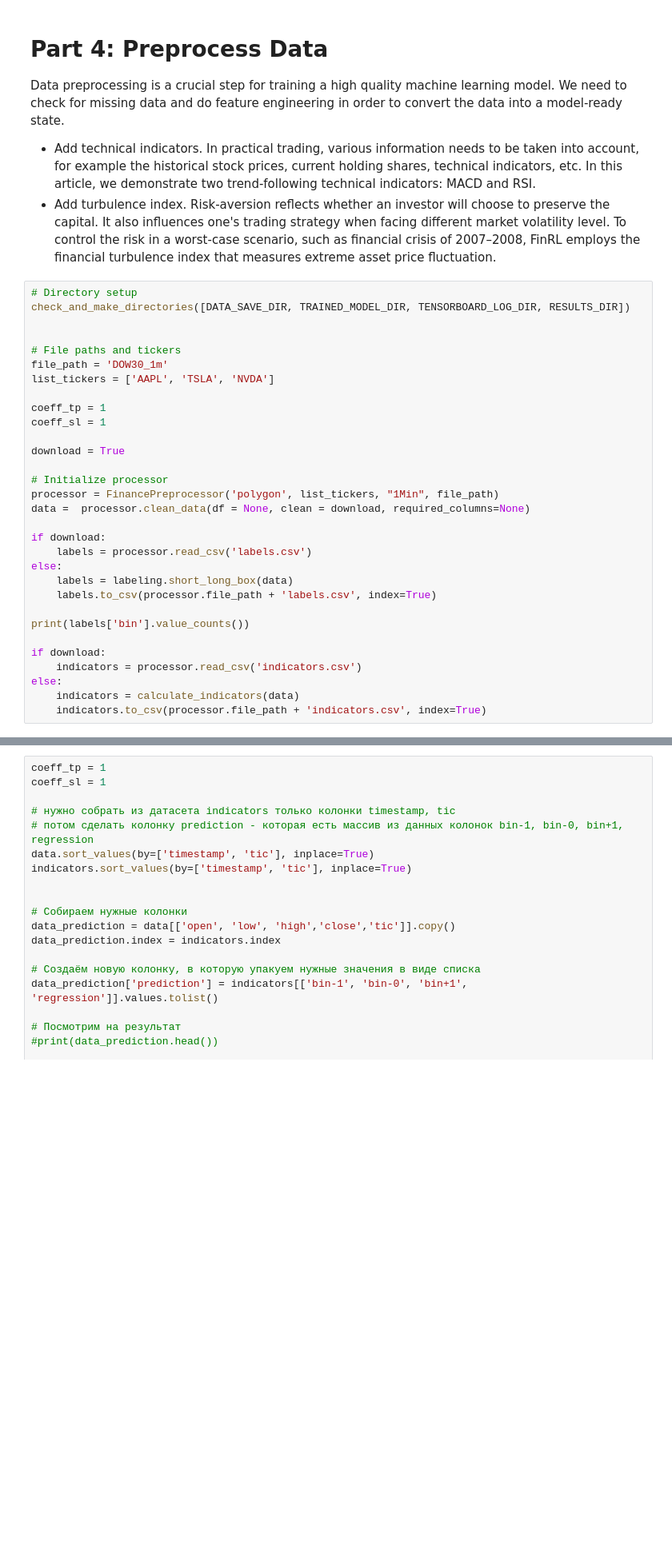
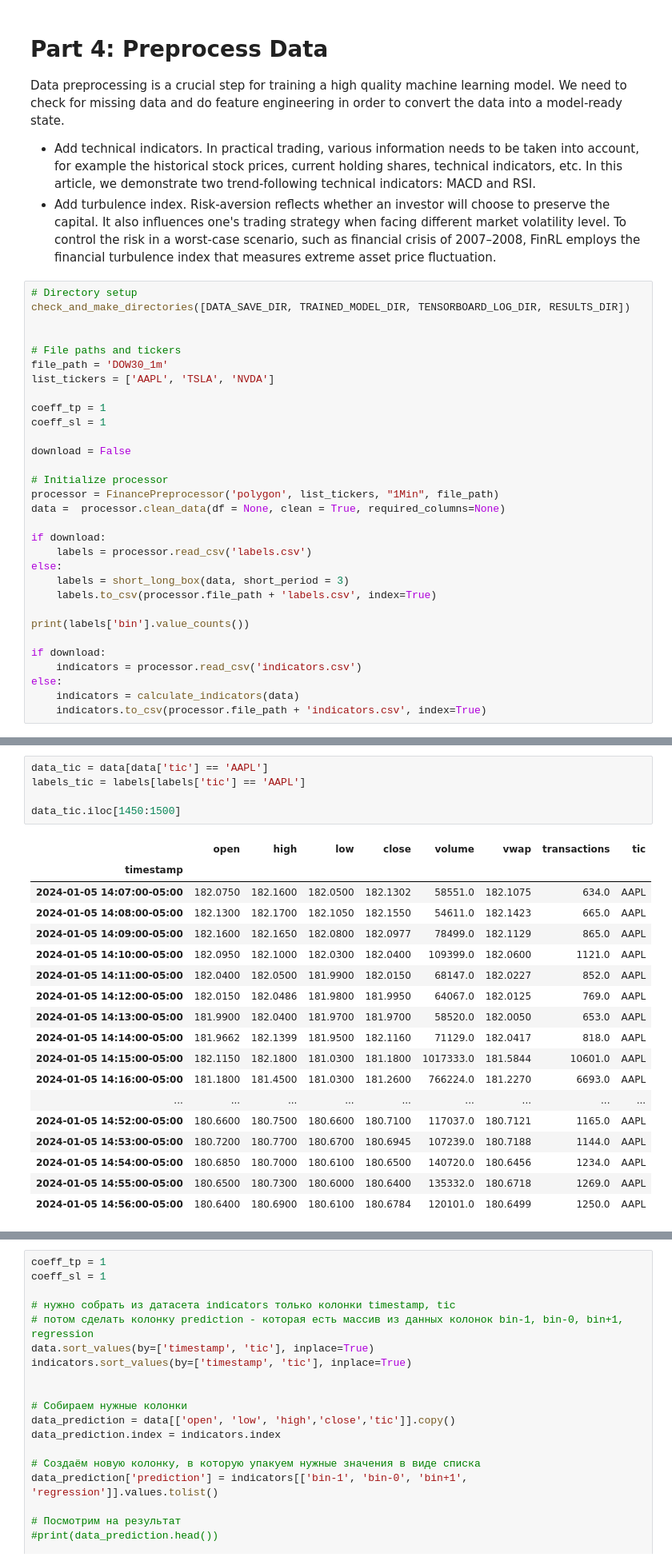
Before and after one commit to SvenTern/algotrade, a Jupyter notebook: Обучение_игровой_модели_оптимизации_портфеля.ipynb, the cells around one changed output, grey strips where cells are left out. Shown at 80% size. Cells and saved outputs as stored; diff of their text form; blank space fills up the shorter version.

```diff
--- a/Обучение_игровой_модели_оптимизации_портфеля.ipynb
+++ b/Обучение_игровой_модели_оптимизации_портфеля.ipynb
@@ -180,16 +185,16 @@ list_tickers = ['AAPL', 'TSLA', 'NVDA']
 coeff_tp = 1
 coeff_sl = 1
 
-download = True
+download = False
 
 # Initialize processor
 processor = FinancePreprocessor('polygon', list_tickers, "1Min", file_path)
-data =  processor.clean_data(df = None, clean = download, required_columns=None)
+data =  processor.clean_data(df = None, clean = True, required_columns=None)
 
 if download:
     labels = processor.read_csv('labels.csv')
 else:
-    labels = labeling.short_long_box(data)
+    labels = short_long_box(data, short_period = 3)
     labels.to_csv(processor.file_path + 'labels.csv', index=True)
 
 print(labels['bin'].value_counts())
@@ -207,0 +274,24 @@ Name: count, dtype: int64
+# %%
+data_tic = data[data['tic'] == 'AAPL']
+labels_tic = labels[labels['tic'] == 'AAPL']
+
+data_tic.iloc[1450:1500]
+# %% [output]
+|  | open | high | low | close | volume | vwap | transactions | tic |
+| timestamp |  |  |  |  |  |  |  |  |
+| 2024-01-05 14:07:00-05:00 | 182.0750 | 182.1600 | 182.0500 | 182.1302 | 58551.0 | 182.1075 | 634.0 | AAPL |
+| 2024-01-05 14:08:00-05:00 | 182.1300 | 182.1700 | 182.1050 | 182.1550 | 54611.0 | 182.1423 | 665.0 | AAPL |
+| 2024-01-05 14:09:00-05:00 | 182.1600 | 182.1650 | 182.0800 | 182.0977 | 78499.0 | 182.1129 | 865.0 | AAPL |
+| 2024-01-05 14:10:00-05:00 | 182.0950 | 182.1000 | 182.0300 | 182.0400 | 109399.0 | 182.0600 | 1121.0 | AAPL |
+| 2024-01-05 14:11:00-05:00 | 182.0400 | 182.0500 | 181.9900 | 182.0150 | 68147.0 | 182.0227 | 852.0 | AAPL |
+| 2024-01-05 14:12:00-05:00 | 182.0150 | 182.0486 | 181.9800 | 181.9950 | 64067.0 | 182.0125 | 769.0 | AAPL |
+| 2024-01-05 14:13:00-05:00 | 181.9900 | 182.0400 | 181.9700 | 181.9700 | 58520.0 | 182.0050 | 653.0 | AAPL |
+| 2024-01-05 14:14:00-05:00 | 181.9662 | 182.1399 | 181.9500 | 182.1160 | 71129.0 | 182.0417 | 818.0 | AAPL |
+| 2024-01-05 14:15:00-05:00 | 182.1150 | 182.1800 | 181.0300 | 181.1800 | 1017333.0 | 181.5844 | 10601.0 | AAPL |
+| 2024-01-05 14:16:00-05:00 | 181.1800 | 181.4500 | 181.0300 | 181.2600 | 766224.0 | 181.2270 | 6693.0 | AAPL |
+| ... | ... | ... | ... | ... | ... | ... | ... | ... |
+| 2024-01-05 14:52:00-05:00 | 180.6600 | 180.7500 | 180.6600 | 180.7100 | 117037.0 | 180.7121 | 1165.0 | AAPL |
+| 2024-01-05 14:53:00-05:00 | 180.7200 | 180.7700 | 180.6700 | 180.6945 | 107239.0 | 180.7188 | 1144.0 | AAPL |
+| 2024-01-05 14:54:00-05:00 | 180.6850 | 180.7000 | 180.6100 | 180.6500 | 140720.0 | 180.6456 | 1234.0 | AAPL |
+| 2024-01-05 14:55:00-05:00 | 180.6500 | 180.7300 | 180.6000 | 180.6400 | 135332.0 | 180.6718 | 1269.0 | AAPL |
+| 2024-01-05 14:56:00-05:00 | 180.6400 | 180.6900 | 180.6100 | 180.6784 | 120101.0 | 180.6499 | 1250.0 | AAPL |
```
Also changed, not shown: parts of 31 cells of this notebook.
